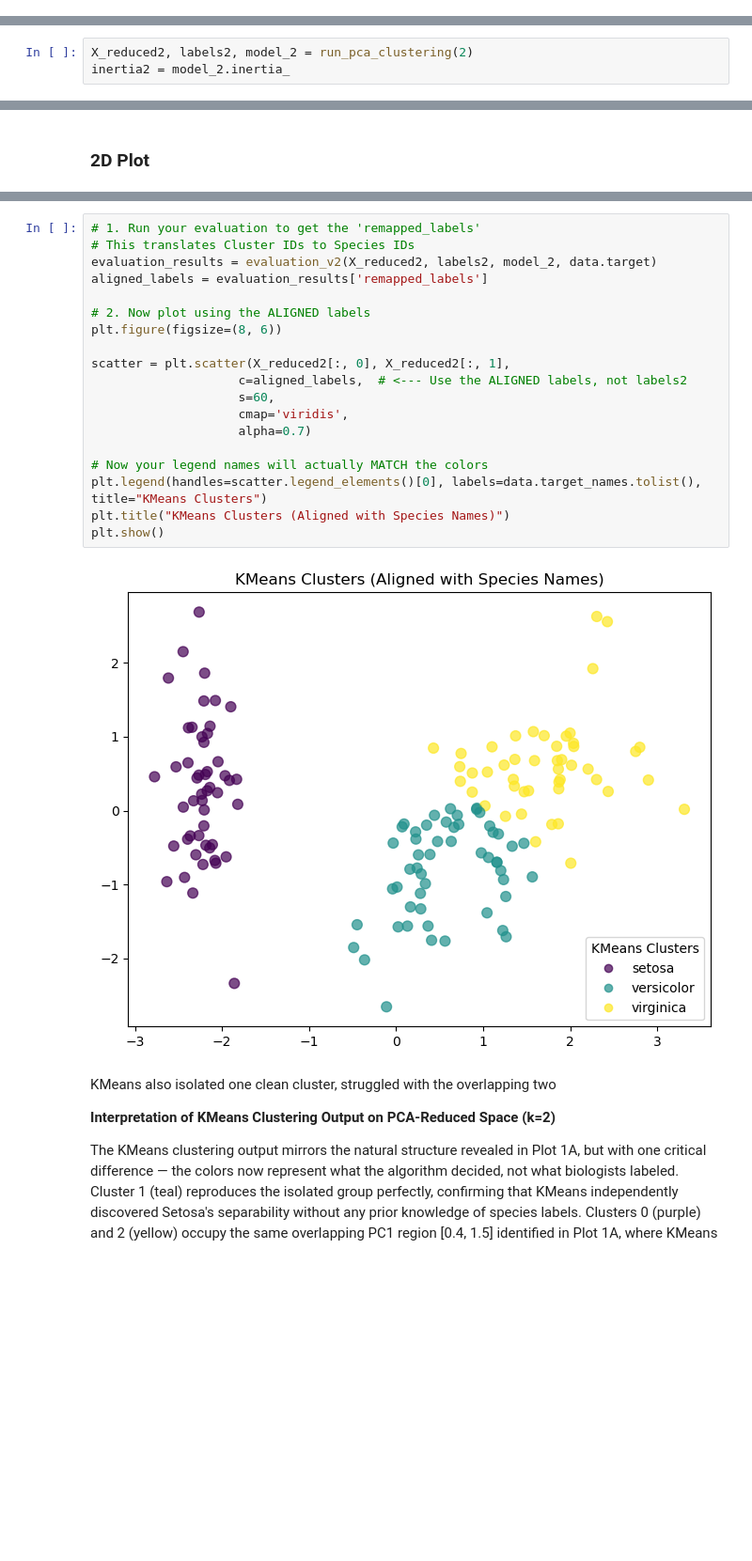
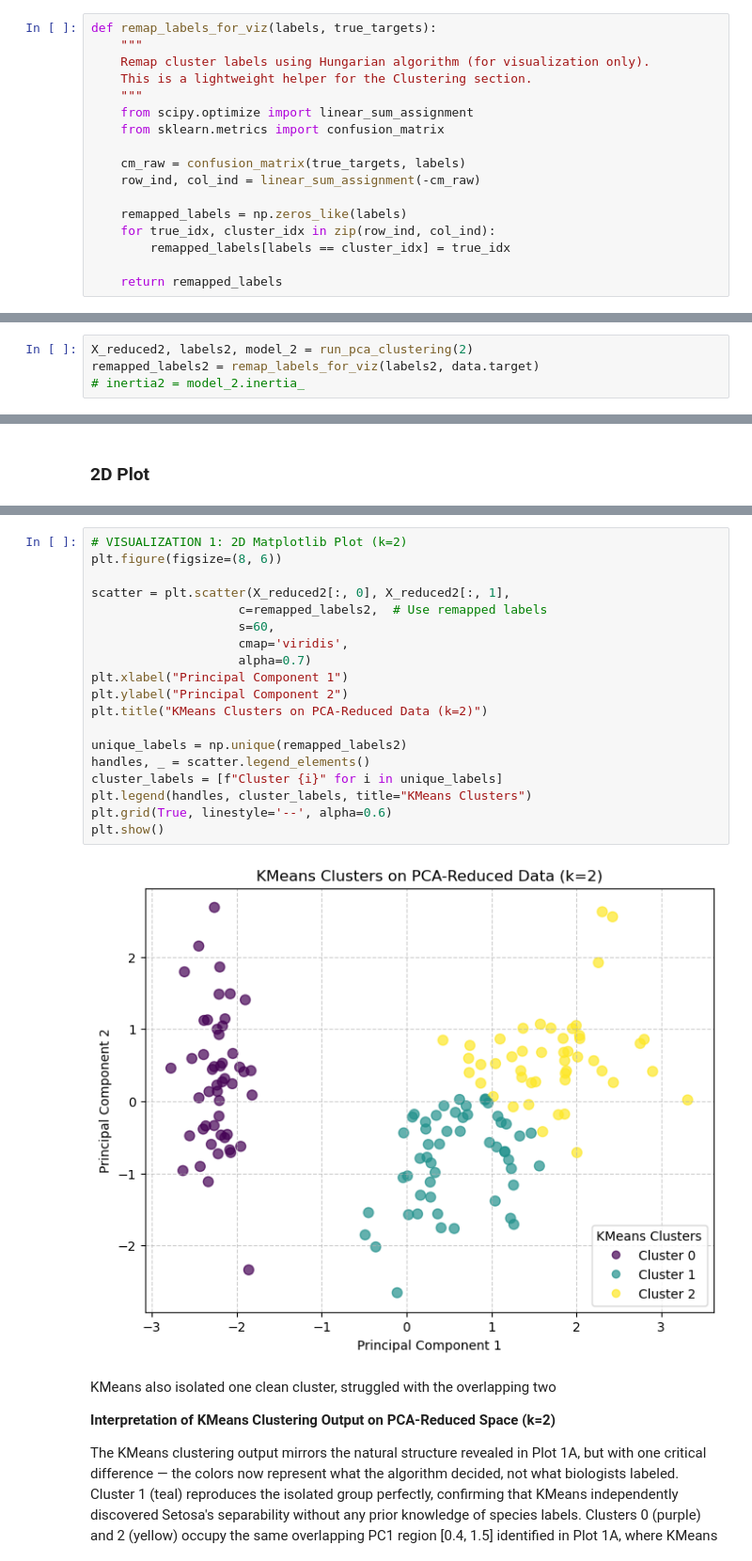
Before and after one commit to thaopham98/DataScience, a Jupyter notebook: python_analysis/A9-Dimentional Reduction.ipynb, the cells around one changed output, grey strips where cells are left out. Shown at 94% size. Drawn from its saved outputs; the diff is of its cells as text; blank space fills up the shorter version.

```diff
--- a/python_analysis/A9-Dimentional Reduction.ipynb
+++ b/python_analysis/A9-Dimentional Reduction.ipynb
@@ -789,10 +824,28 @@ def run_pca_clustering(k):
 
     # Return BOTH so you can use them outside
     return X_reduced, labels, kmeans
+# %%
+def remap_labels_for_viz(labels, true_targets):
+    """
+    Remap cluster labels using Hungarian algorithm (for visualization only).
+    This is a lightweight helper for the Clustering section.
+    """
+    from scipy.optimize import linear_sum_assignment
+    from sklearn.metrics import confusion_matrix
+
+    cm_raw = confusion_matrix(true_targets, labels)
+    row_ind, col_ind = linear_sum_assignment(-cm_raw)
+
+    remapped_labels = np.zeros_like(labels)
+    for true_idx, cluster_idx in zip(row_ind, col_ind):
+        remapped_labels[labels == cluster_idx] = true_idx
+
+    return remapped_labels
 # %% [markdown]
 ### PCA and KMeans
 # %%
 X_reduced2, labels2, model_2 = run_pca_clustering(2)
-inertia2 = model_2.inertia_
+remapped_labels2 = remap_labels_for_viz(labels2, data.target)
+# inertia2 = model_2.inertia_
 # %%
 X_reduced3, labels3, model_3 = run_pca_clustering(3)
@@ -830,24 +861,24 @@ plt.show()
 # %%
-# 1. Run your evaluation to get the 'remapped_labels'
-# This translates Cluster IDs to Species IDs
-evaluation_results = evaluation_v2(X_reduced2, labels2, model_2, data.target)
-aligned_labels = evaluation_results['remapped_labels']
-
-# 2. Now plot using the ALIGNED labels
+# VISUALIZATION 1: 2D Matplotlib Plot (k=2)
 plt.figure(figsize=(8, 6))
 
 scatter = plt.scatter(X_reduced2[:, 0], X_reduced2[:, 1],
-                    c=aligned_labels,  # <--- Use the ALIGNED labels, not labels2
+                    c=remapped_labels2,  # Use remapped labels
                     s=60,
                     cmap='viridis',
                     alpha=0.7)
+plt.xlabel("Principal Component 1")
+plt.ylabel("Principal Component 2")
+plt.title("KMeans Clusters on PCA-Reduced Data (k=2)")
 
-# Now your legend names will actually MATCH the colors
-plt.legend(handles=scatter.legend_elements()[0], labels=data.target_names.tolist(), title="KMeans Clusters")
-plt.title("KMeans Clusters (Aligned with Species Names)")
+unique_labels = np.unique(remapped_labels2)
+handles, _ = scatter.legend_elements()
+cluster_labels = [f"Cluster {i}" for i in unique_labels]
+plt.legend(handles, cluster_labels, title="KMeans Clusters")
+plt.grid(True, linestyle='--', alpha=0.6)
 plt.show()
 # %% [output]
-[figure, old version]
+[figure, new version]
 # %% [markdown]
 KMeans also isolated one clean cluster, struggled with the overlapping two
 
```
Also changed, not shown: parts of 45 cells of this notebook.
